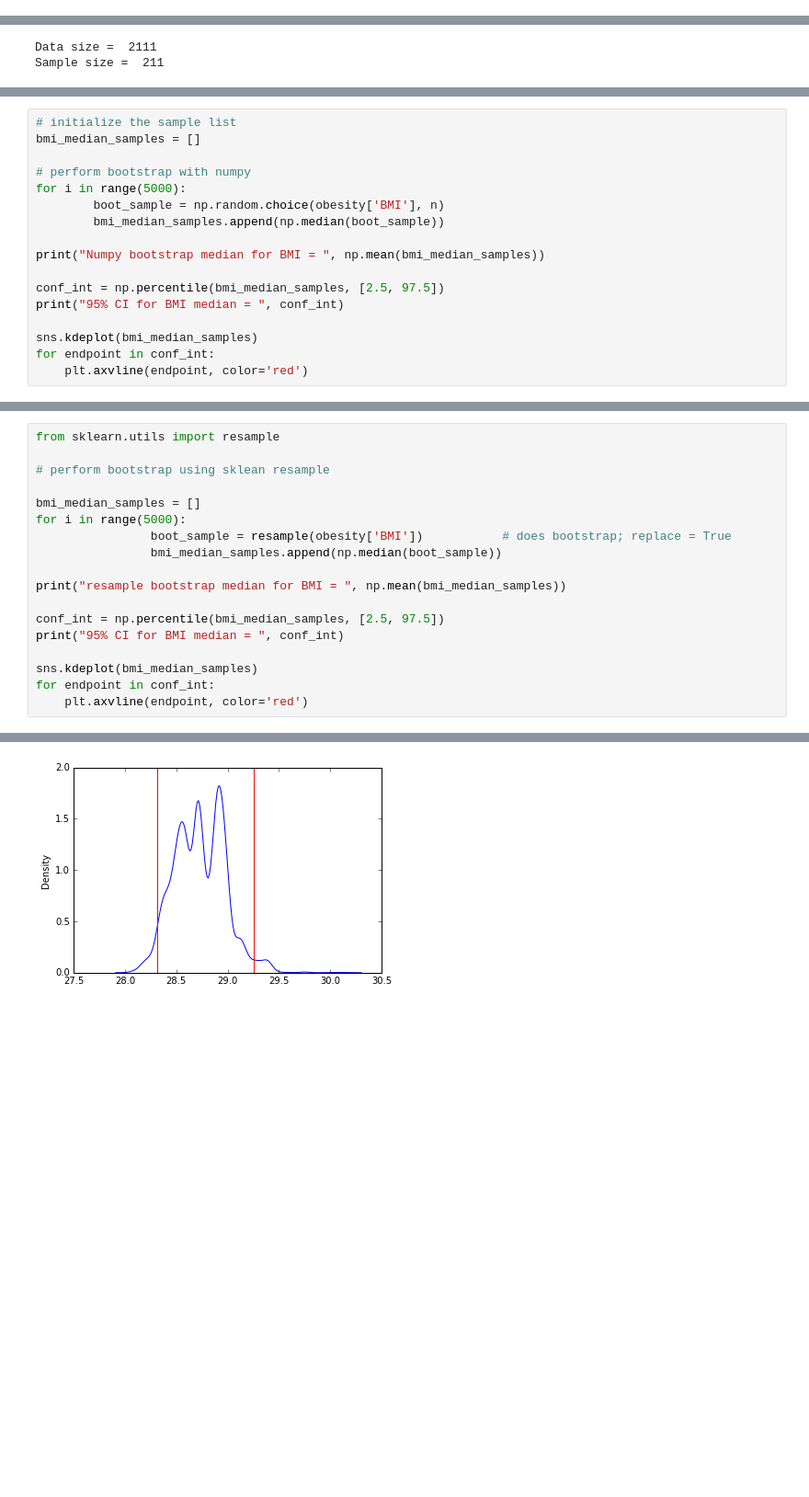
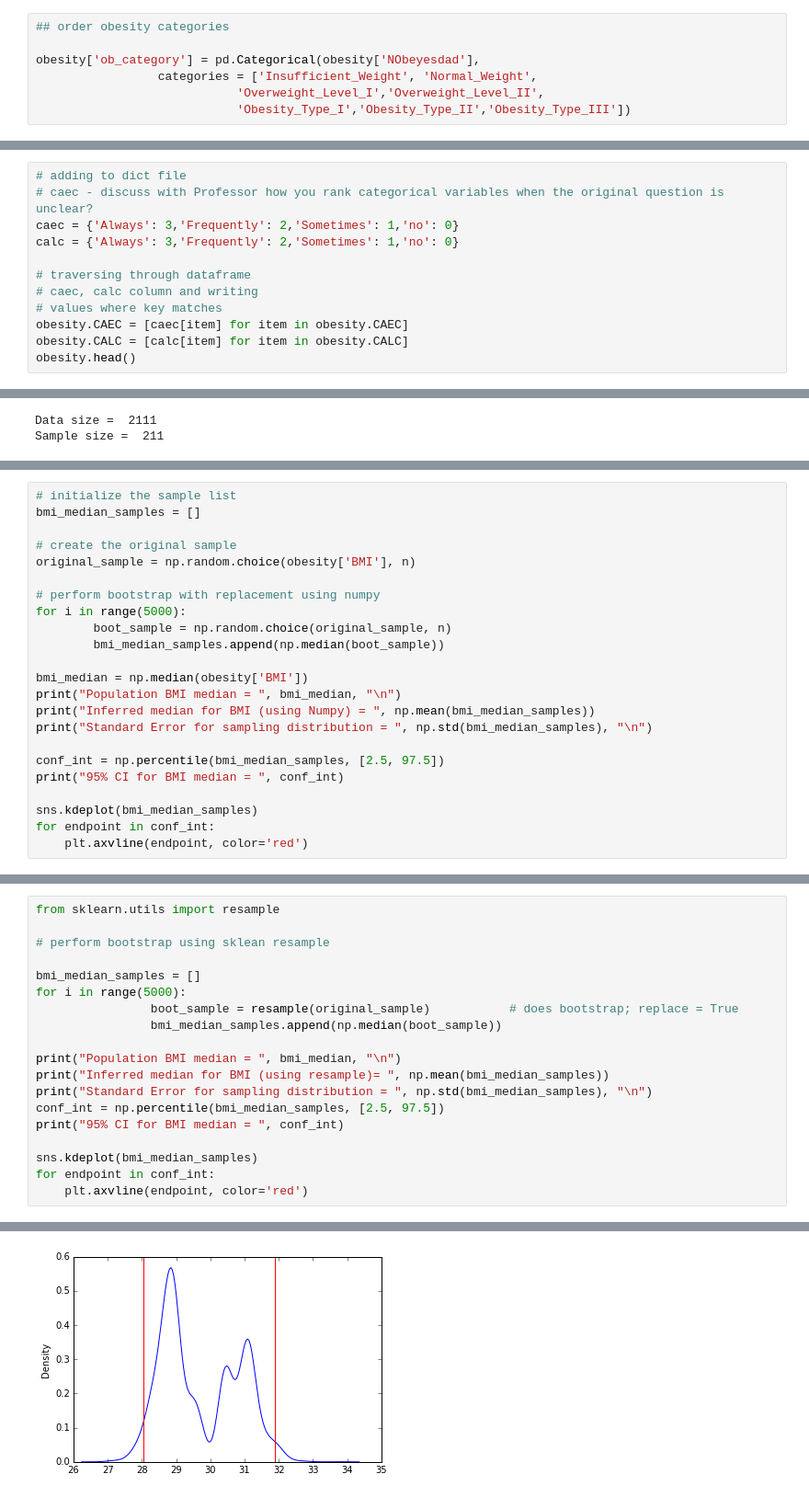
Before and after one commit to MCMacy/DataScienceClasses, a Jupyter notebook: Data201_Project1_Obesity.ipynb, the cells around one changed output, grey strips where cells are left out. Shown at 92% size. Drawn from its saved outputs; the diff is of its cells as text; blank space fills up the shorter version.

```diff
--- a/Data201_Project1_Obesity.ipynb
+++ b/Data201_Project1_Obesity.ipynb
@@ -201,0 +237,7 @@ o_ranges = np.array(o_cats, )
+# %%
+## order obesity categories
+
+obesity['ob_category'] = pd.Categorical(obesity['NObeyesdad'],
+                 categories = ['Insufficient_Weight', 'Normal_Weight',
+                            'Overweight_Level_I','Overweight_Level_II',
+                            'Obesity_Type_I','Obesity_Type_II','Obesity_Type_III'])
@@ -201,0 +305,12 @@ o_ranges = np.array(o_cats, )
+# %%
+# adding to dict file
+# caec - discuss with Professor how you rank categorical variables when the original question is unclear?
+caec = {'Always': 3,'Frequently': 2,'Sometimes': 1,'no': 0}
+calc = {'Always': 3,'Frequently': 2,'Sometimes': 1,'no': 0}
+
+# traversing through dataframe
+# caec, calc column and writing
+# values where key matches
+obesity.CAEC = [caec[item] for item in obesity.CAEC]
+obesity.CALC = [calc[item] for item in obesity.CALC]
+obesity.head()
@@ -216,12 +418,18 @@ Sample size =  211
 # initialize the sample list
 bmi_median_samples = []
 
-# perform bootstrap with numpy
+# create the original sample
+original_sample = np.random.choice(obesity['BMI'], n)
+
+# perform bootstrap with replacement using numpy
 for i in range(5000):
-        boot_sample = np.random.choice(obesity['BMI'], n)
+        boot_sample = np.random.choice(original_sample, n)
         bmi_median_samples.append(np.median(boot_sample))
 
-print("Numpy bootstrap median for BMI = ", np.mean(bmi_median_samples))
+bmi_median = np.median(obesity['BMI'])
+print("Population BMI median = ", bmi_median, "\n")
+print("Inferred median for BMI (using Numpy) = ", np.mean(bmi_median_samples))
+print("Standard Error for sampling distribution = ", np.std(bmi_median_samples), "\n")
 
 conf_int = np.percentile(bmi_median_samples, [2.5, 97.5])
 print("95% CI for BMI median = ", conf_int)
@@ -240,11 +454,12 @@ from sklearn.utils import resample
 
 bmi_median_samples = []
 for i in range(5000):
-                boot_sample = resample(obesity['BMI'])           # does bootstrap; replace = True
+                boot_sample = resample(original_sample)           # does bootstrap; replace = True
                 bmi_median_samples.append(np.median(boot_sample))
 
-print("resample bootstrap median for BMI = ", np.mean(bmi_median_samples))
-
+print("Population BMI median = ", bmi_median, "\n")
+print("Inferred median for BMI (using resample)= ", np.mean(bmi_median_samples))
+print("Standard Error for sampling distribution = ", np.std(bmi_median_samples), "\n")
 conf_int = np.percentile(bmi_median_samples, [2.5, 97.5])
 print("95% CI for BMI median = ", conf_int)
 
@@ -257 +476 @@ resample bootstrap median for BMI =  28.7305785846369
-[figure, old version]
+[figure, new version]
```
Also changed, not shown: parts of 30 cells of this notebook.
